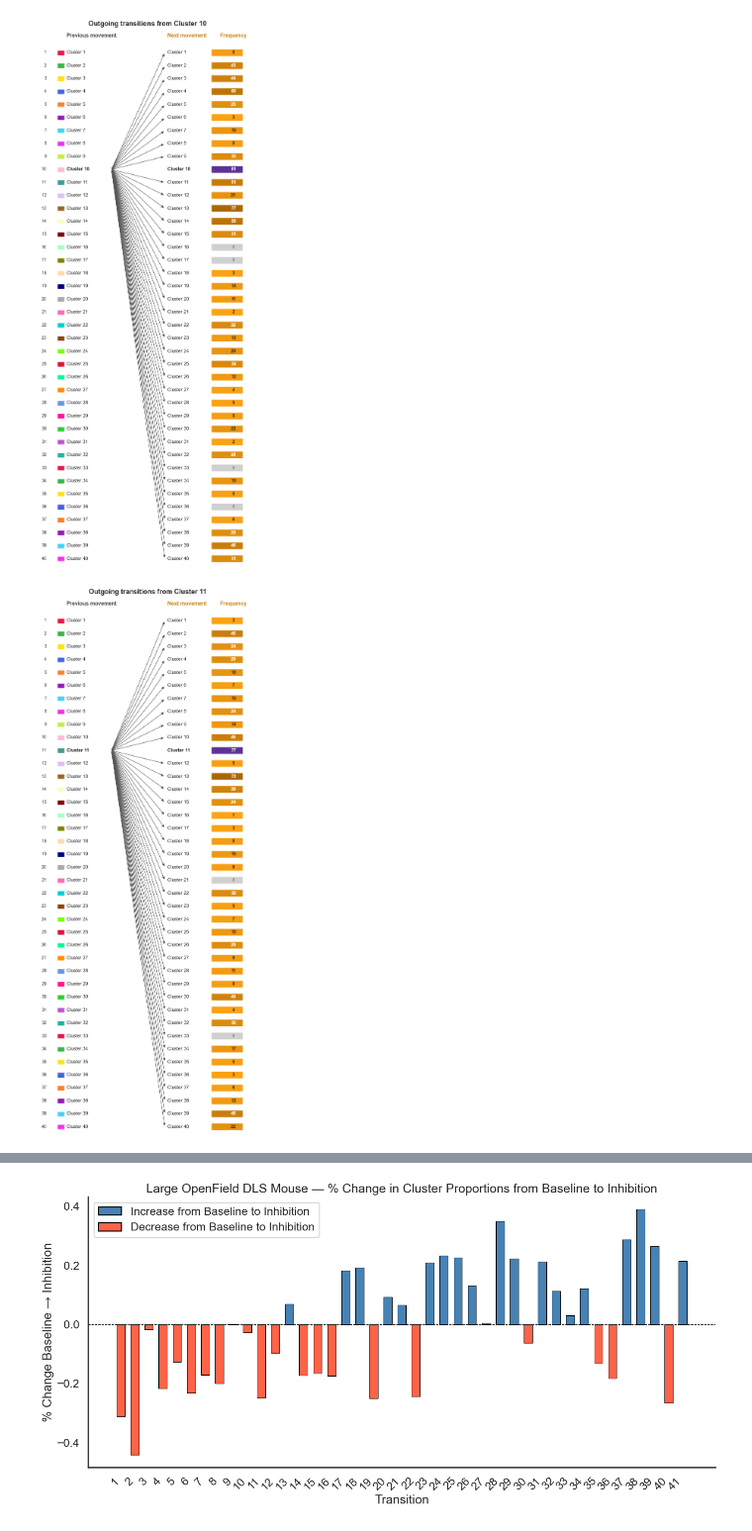
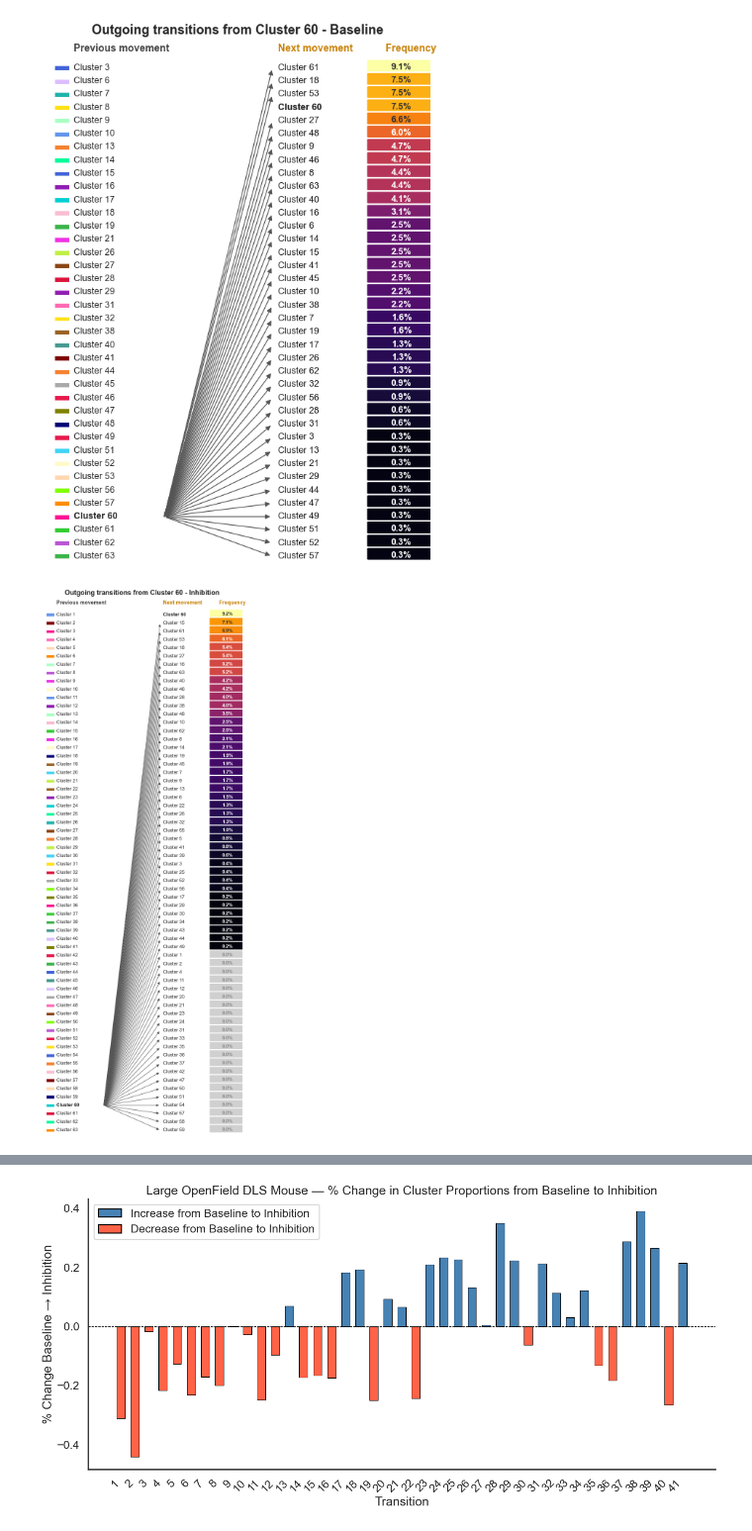
Before and after one commit to Ganglia-Guardian/AccelCluster-Visualizations, a Jupyter notebook: figure4_inhibition.ipynb, the cells around one changed output, grey strips where cells are left out. Shown at 99% size. Drawn from its saved outputs; the diff is of its cells as text; code cells hidden in the pictures.

Commit message:
Changing Cluster  Transition Table

```diff
--- a/figure4_inhibition.ipynb
+++ b/figure4_inhibition.ipynb
@@ -27,8 +27,24 @@ sns.set_context("talk")
 # --------------------------------------------------
 
 mouse_files = {
-    "DMS High Tier": r"Y:\3darena_chemogenetic\c1_041626\042226_m7dms_hm4di\cluster_output_042226_m7dms_hm4di_hightier+baseline+inhibition\Results\test1\Cluster_detail_results.csv",
+    "Stitched M7 DMS": r"Y:\3darena_chemogenetic\c1_041626\042226_m7dms_hm4di\cluster_output_042226_m7dms_hm4di+LargeOF+High_Tier\Combined_Results\Results\test1\Cluster_detail_results.csv",
 }
+m7dms = {
+    "Locomotion": [3, 6, 9, 10, 17, 19, 39, 42, 49],
+    "Exploration": [5, 7, 13, 18, 22, 25, 26, 33, 41, 50, 51, 55],
+    "Left Turn": [],
+    "Right Turn": [],
+    "Grooming": [15, 28, 36, 44, 47, 56, 59],
+    "Sniffing": [1, 4, 21, 30, 31],
+    "Rearing": [2, 11, 20, 23, 24, 54, 57],
+    "Light Climbing": [32],
+    "Climbing": [29, 52],
+    "Light Descent": [8],
+    "Descent": [14, 16, 48, 61],
+    "Look Over": [27, 40, 45, 46, 53, 60, 63],
+    "Pause": [37, 38, 58],
+    "Other": [12, 43, 62]
+}
 # %%
 
 # --------------------------------------------------
@@ -551,7 +574,7 @@ def plot_transition_graph(
         print(f"No graph created for: {title}")
         return
 
-    ordered_nodes = sorted(G.nodes(), key=lambda x: int(float(x)))
+    ordered_nodes = G.nodes()#sorted(G.nodes(), key=lambda x: int(float(x)))
     pos = nx.circular_layout(ordered_nodes)
 
     node_degrees = dict(G.degree())
@@ -579,7 +602,7 @@ def plot_transition_graph(
     node_trace = go.Scatter(
         x=[pos[node][0] for node in G.nodes()],
         y=[pos[node][1] for node in G.nodes()],
-        text=[str(int(float(node))) for node in G.nodes()],
+        text=[str(node) for node in G.nodes()],
         mode="markers+text",
         hoverinfo="text",
         marker=dict(
@@ -868,7 +891,7 @@ def plot_center_node_transitions(
 
         if direction in ("outgoing", "both"):
             try:
-                row_key = int(center_node) if int(center_node) in subset_transition_matrix.index else center_node
+                row_key = center_node if center_node in subset_transition_matrix.index else center_node
                 w = _safe_lookup(subset_transition_matrix, row_key, j)
                 if w >= threshold:
                     edges.append((center_node, j_str, float(w)))
@@ -877,7 +900,7 @@ def plot_center_node_transitions(
 
         if direction in ("incoming", "both"):
             try:
-                col_key = int(center_node) if int(center_node) in subset_transition_matrix.index else center_node
+                col_key = center_node if center_node in subset_transition_matrix.index else center_node
                 w = _safe_lookup(subset_transition_matrix, j, col_key)
                 if w >= threshold:
                     edges.append((j_str, center_node, float(w)))
@@ -913,12 +936,12 @@ def plot_center_node_transitions(
     # ------------------------------------------------------------------ #
     pos = {center_node: np.array([0.0, 0.0])}
     n = len(peripheral_nodes)
-    for i, node in enumerate(sorted(peripheral_nodes, key=lambda x: int(float(x)))):
+    for i, node in enumerate(sorted(peripheral_nodes, key=lambda x: x)):
         angle = 2 * np.pi * i / n
         pos[node] = np.array([np.cos(angle), np.sin(angle)])
 
     edge_weights = [w for _, _, w in edges]
-    vmin_w, vmax_w = min(edge_weights), 1#min(edge_weights), max(edge_weights)
+    vmin_w, vmax_w = min(edge_weights), max(edge_weights)#min(edge_weights), 1#
 
     # ------------------------------------------------------------------ #
     #  Node radius in DATA UNITS                                           #
@@ -981,7 +1004,7 @@ def plot_center_node_transitions(
     node_trace = go.Scatter(
         x=[pos[n][0] for n in all_nodes],
         y=[pos[n][1] for n in all_nodes],
-        text=[str(int(float(n))) for n in all_nodes],
+        text=[n for n in all_nodes],
         mode="markers+text",
         hoverinfo="text",
         marker=dict(
@@ -1133,7 +1156,7 @@ for mouse_name in df_all["Mouse"].unique():
         for i, name in enumerate(cluster_names)
     }
 
-    plot_one_node_transition(df_mouse, mouse_name, cluster=2, threshold=0.2, node_colors=cluster_to_color)
+    plot_one_node_transition(df_mouse, mouse_name, cluster="Pause", threshold=0, node_colors=cluster_to_color)
 
-    plot_one_node_transition(df_mouse, mouse_name, cluster=9, threshold=0.2, node_colors=cluster_to_color)
+    #plot_one_node_transition(df_mouse, mouse_name, cluster=9, threshold=0.2, node_colors=cluster_to_color)
 # %% [output]
@@ -1402,14 +1443,17 @@ def plot_cluster_transitions_table(
 #     )
 #     plt.show()
 # %%
-clusters = [10, 11, 39]
+clusters = [60]
 for mouse_name in df_all["Mouse"].unique():
 
     df_mouse = df_all[df_all["Mouse"] == mouse_name].copy()
     for c in clusters:
-        fig = plot_cluster_transitions_table(df_mouse, c, figsize = (6, 15))
-        fig.savefig(f"Cluster_Transition_Table_{c}.png", format="png")
+        fig = plot_cluster_transitions_table(df_mouse[df_mouse["Arena"] == "Baseline"], c, figsize = (6, 8), addedTitle=" - Baseline", remove_zeros=True, direction="incoming")
+        fig.savefig(f"Cluster_Transition_Table_{c}_Baseline.png", format="png")
         fig.show()
+        fig = plot_cluster_transitions_table(df_mouse[df_mouse["Arena"] == "Inhibition"], c, figsize = (6, 15), addedTitle=" - Inhibition")
+        fig.savefig(f"Cluster_Transition_Table_{c}_Inhibition.png", format="png")
+        fig.show()
 # %% [output]
-[figure, old version]
+[figure, new version]
-[figure, old version]
+[figure, new version]
```
Also changed, not shown: parts of 17 cells of this notebook.
